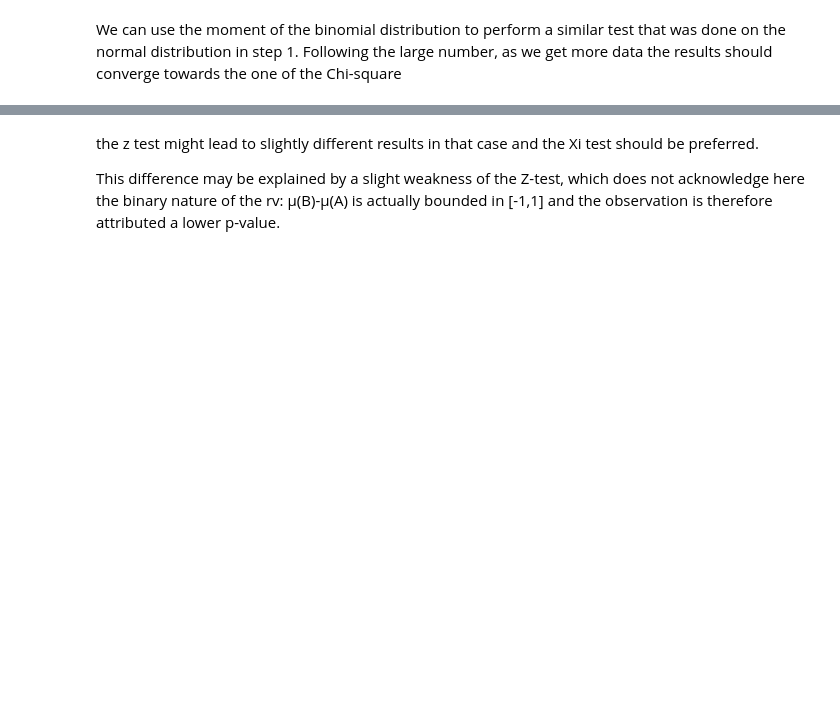
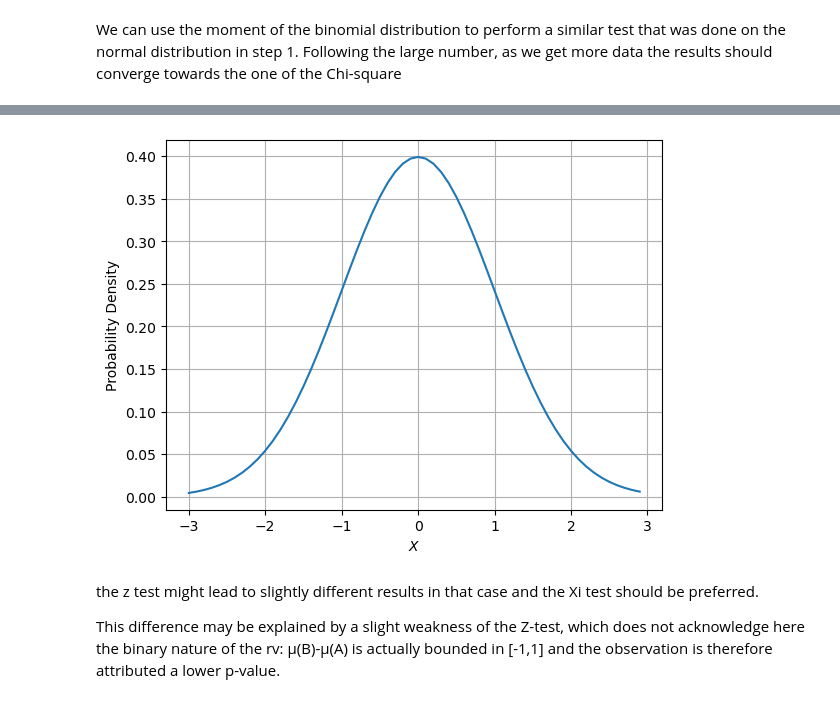
Before and after one commit to FrankyDBravo/ABtesting, a Jupyter notebook: abTestingFramework.ipynb, the cells around one changed output, grey strips where cells are left out. Saved outputs shown, nothing was run; the diff lists cells and outputs as text; code cells hidden in the pictures; blank space fills up the shorter version.

```diff
--- a/abTestingFramework.ipynb
+++ b/abTestingFramework.ipynb
@@ -537,3 +559,12 @@ p-value: 3.4591303181721036e-05
+# %%
+plt.plot(z, norm.pdf(z))
+plt.fill_between(z[z>Z], norm.pdf(z[z>Z]))
+plt.ylabel("Probability Density")
+plt.xlabel(r"$X$")
+plt.grid()
+plt.show()
+# %% [output]
+[figure, added]
 # %% [markdown]
  the z test might lead to slightly different results in that case and the Xi test should be preferred.
 
```
Also changed, not shown: parts of 5 cells of this notebook.
